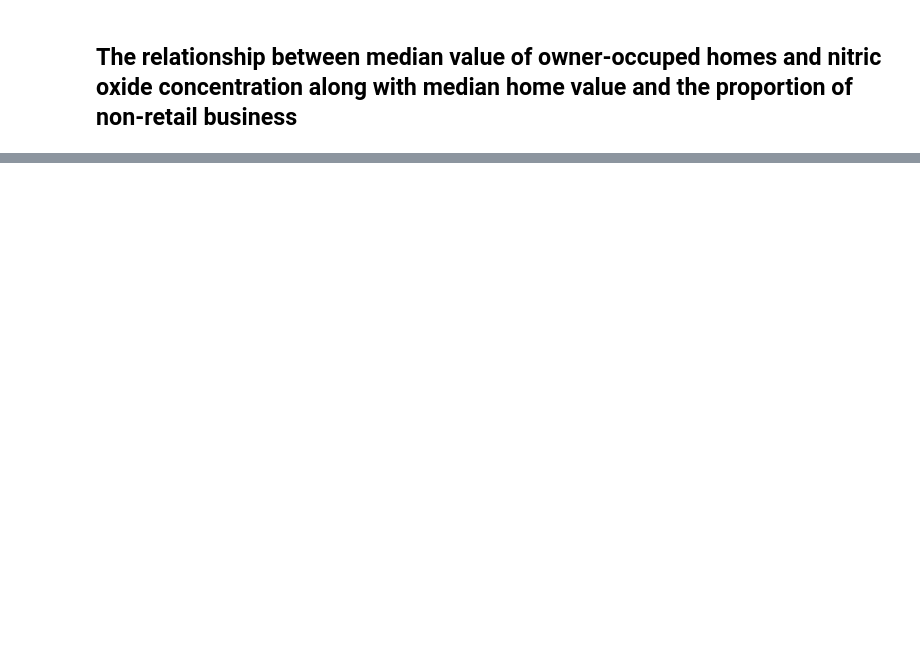
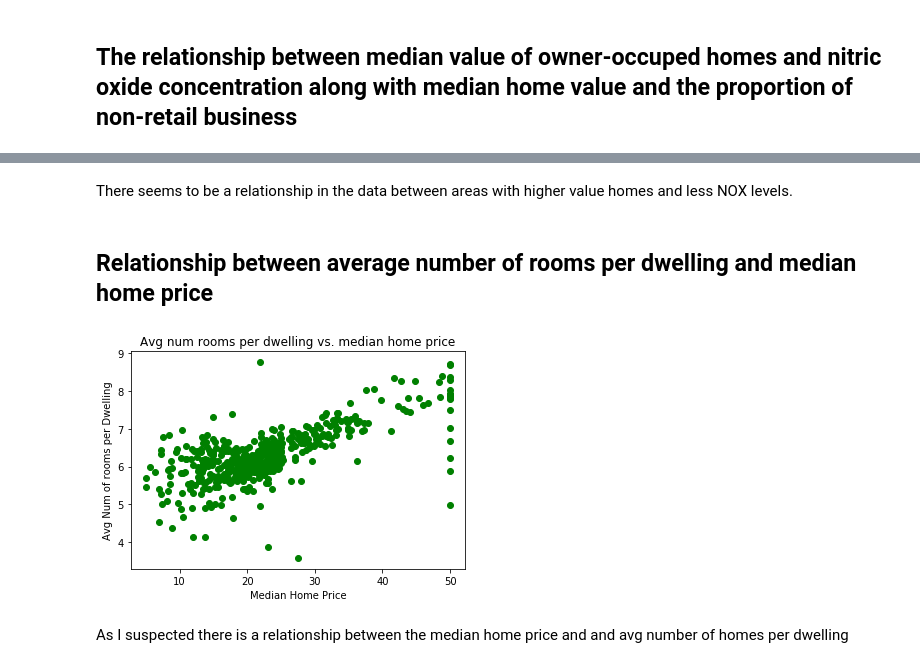
Before and after one commit to ztaylor2/machine-learning, a Jupyter notebook: Analyze a Data Set.ipynb, the cells around one changed output, grey strips where cells are left out. Saved outputs shown, nothing was run; the diff lists cells and outputs as text; code cells hidden in the pictures; blank space fills up the shorter version.

```diff
--- a/Analyze a Data Set.ipynb
+++ b/Analyze a Data Set.ipynb
@@ -62,0 +63,14 @@ ValueError: x and y must be the same size
+# %% [markdown]
+There seems to be a relationship in the data between areas with higher value homes and less NOX levels.
+# %% [markdown]
+## Relationship between average number of rooms per dwelling and median home price
+# %%
+plt.scatter(boston['target'], boston.data.T[5], c="green")
+plt.title("Avg num rooms per dwelling vs. median home price")
+plt.xlabel("Median Home Price")
+plt.ylabel("Avg Num of rooms per Dwelling")
+plt.show()
+# %% [output]
+[figure, added]
+# %% [markdown]
+As I suspected there is a relationship between the median home price and and avg number of homes per dwelling
```
Also changed, not shown: parts of 5 cells of this notebook.
